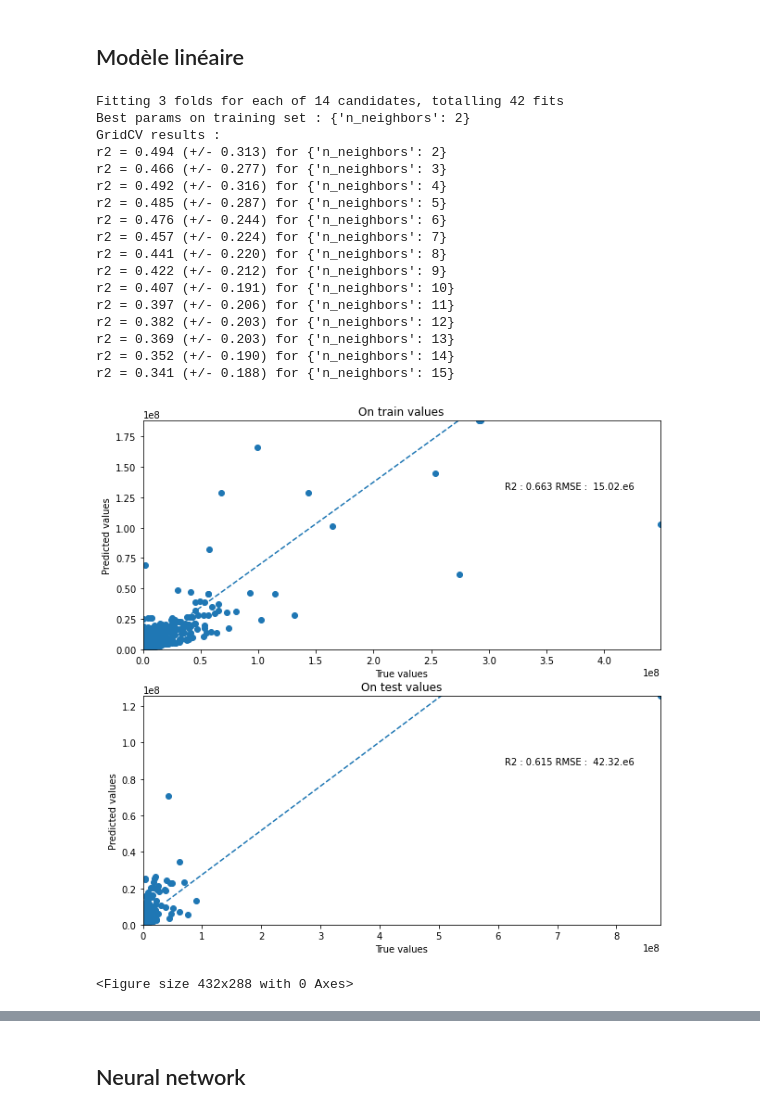
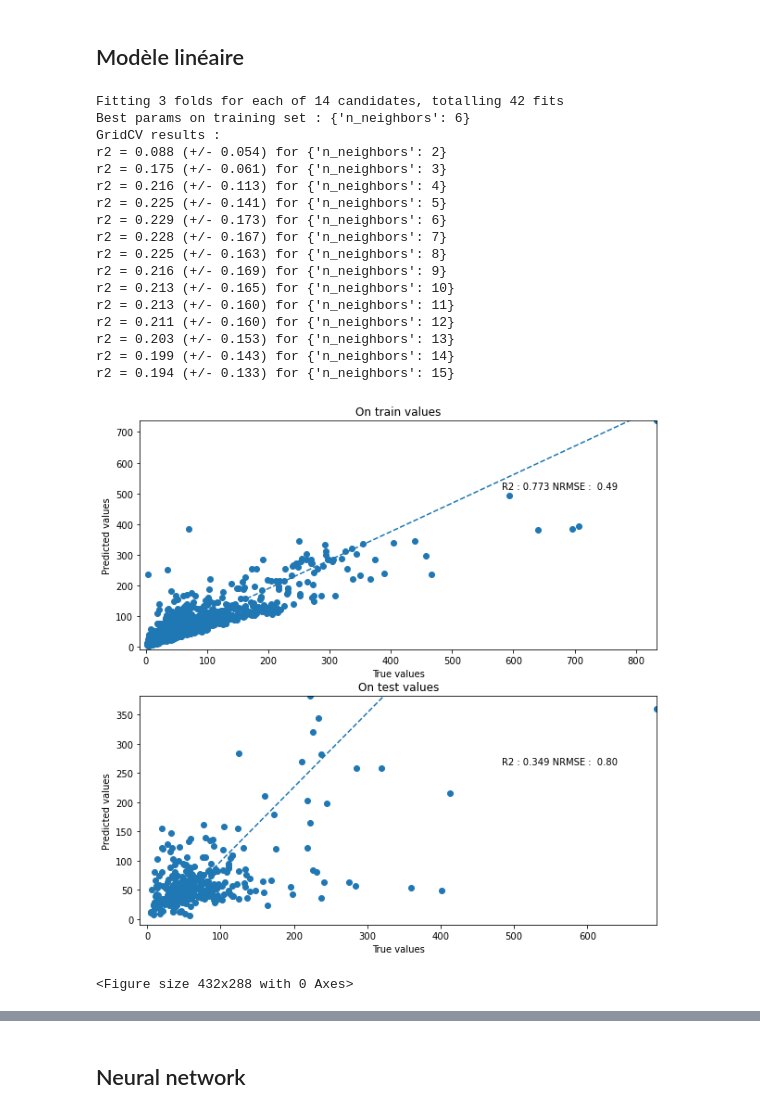
Before and after one commit to NicoJanko/Project_4_OPC, a Jupyter notebook: Projet_4_Energie.ipynb, the cells around one changed output, grey strips where cells are left out. Drawn from its saved outputs; the diff is of its cells as text; code cells hidden in the pictures.

Commit message:
Played with target for Energie. Non Conclusive

```diff
--- a/Projet_4_Energie.ipynb
+++ b/Projet_4_Energie.ipynb
@@ -12,9 +12,9 @@ from sklearn import metrics
 df = pd.read_csv('data_full.csv')
 # %%
 data_num = df
-target_tag = 'SiteEnergyUse(kBtu)'
+target_tag = 'SiteEUI(kBtu/sf)'
 target = data_num[target_tag]
-data_num = data_num.drop(labels = [target_tag, 'TotalGHGEmissions', 'ENERGYSTARScore'], axis = 1)
+data_num = data_num.drop(labels = [target_tag, 'TotalGHGEmissions', 'ENERGYSTARScore','SiteEnergyUse(kBtu)'], axis = 1)
 # %%
 data_num.info()
 # %% [output]
@@ -58,22 +58,22 @@ for mean, std, k in zip(reg.cv_results_['mean_test_score'],
     print('{} = {:.3f} (+/- {:.3f}) for {}'.format(score,mean,std*2,k))
 # %% [output]
 Fitting 3 folds for each of 14 candidates, totalling 42 fits
-Best params on training set : {'n_neighbors': 2}
+Best params on training set : {'n_neighbors': 6}
 GridCV results :
-r2 = 0.494 (+/- 0.313) for {'n_neighbors': 2}
-r2 = 0.466 (+/- 0.277) for {'n_neighbors': 3}
-r2 = 0.492 (+/- 0.316) for {'n_neighbors': 4}
-r2 = 0.485 (+/- 0.287) for {'n_neighbors': 5}
-r2 = 0.476 (+/- 0.244) for {'n_neighbors': 6}
-r2 = 0.457 (+/- 0.224) for {'n_neighbors': 7}
-r2 = 0.441 (+/- 0.220) for {'n_neighbors': 8}
-r2 = 0.422 (+/- 0.212) for {'n_neighbors': 9}
-r2 = 0.407 (+/- 0.191) for {'n_neighbors': 10}
-r2 = 0.397 (+/- 0.206) for {'n_neighbors': 11}
-r2 = 0.382 (+/- 0.203) for {'n_neighbors': 12}
-r2 = 0.369 (+/- 0.203) for {'n_neighbors': 13}
-r2 = 0.352 (+/- 0.190) for {'n_neighbors': 14}
-r2 = 0.341 (+/- 0.188) for {'n_neighbors': 15}
+r2 = 0.088 (+/- 0.054) for {'n_neighbors': 2}
+r2 = 0.175 (+/- 0.061) for {'n_neighbors': 3}
+r2 = 0.216 (+/- 0.113) for {'n_neighbors': 4}
+r2 = 0.225 (+/- 0.141) for {'n_neighbors': 5}
+r2 = 0.229 (+/- 0.173) for {'n_neighbors': 6}
+r2 = 0.228 (+/- 0.167) for {'n_neighbors': 7}
+r2 = 0.225 (+/- 0.163) for {'n_neighbors': 8}
+r2 = 0.216 (+/- 0.169) for {'n_neighbors': 9}
+r2 = 0.213 (+/- 0.165) for {'n_neighbors': 10}
+r2 = 0.213 (+/- 0.160) for {'n_neighbors': 11}
+r2 = 0.211 (+/- 0.160) for {'n_neighbors': 12}
+r2 = 0.203 (+/- 0.153) for {'n_neighbors': 13}
+r2 = 0.199 (+/- 0.143) for {'n_neighbors': 14}
+r2 = 0.194 (+/- 0.133) for {'n_neighbors': 15}
 # %%
 from sklearn import linear_model
 line_reg = linear_model.LinearRegression()
@@ -83,12 +83,12 @@ def true_pred_plot(y_train,pred_train, y_test, pred_test):
 
     line_reg_train = line_reg.fit(np.array(pred_train).reshape(-1,1),y_train)
     r2_train = line_reg_train.score(np.array(pred_train).reshape(-1,1),y_train)
-    rmse_train = np.sqrt(metrics.mean_squared_error(y_train, pred_train))
+    rmse_train = (np.sqrt(metrics.mean_squared_error(y_train, pred_train))/np.mean(ytrain))
     a = float(line_reg_train.coef_)
     b= line_reg_train.intercept_
     ax[0].scatter( y_train, pred_train)
     ax[0].plot([a*np.abs(b)+b, a*y_train.max()+b],[np.abs(b), ytrain.max()], linestyle = 'dashed')
-    ax[0].text(0.7,0.7,'R2 : {:.3f} RMSE : {: .2f}.e6'.format(r2_train,rmse_train/1000000), transform = ax[0].transAxes)
+    ax[0].text(0.7,0.7,'R2 : {:.3f} NRMSE : {: .2f}'.format(r2_train,rmse_train), transform = ax[0].transAxes)
     ax[0].set_xlabel('True values')
     ax[0].set_ylabel('Predicted values')
     ax[0].set_xlim(-10,y_train.max())
@@ -97,12 +97,12 @@ def true_pred_plot(y_train,pred_train, y_test, pred_test):
 
     line_reg_test  = line_reg.fit(np.array(pred_test).reshape(-1,1),y_test)
     r2_test =  line_reg_test.score(np.array(pred_test).reshape(-1,1),y_test)
-    rmse_test = np.sqrt(metrics.mean_squared_error(y_test, pred_test))
+    rmse_test = (np.sqrt(metrics.mean_squared_error(y_test, pred_test))/np.mean(ytest))
     a = float(line_reg_test.coef_)
     b=  line_reg_test.intercept_
     ax[1].scatter( y_test, pred_test)
     ax[1].plot([a*np.abs(b)+b, a*y_test.max()+b],[np.abs(b), y_test.max()], linestyle = 'dashed')
-    ax[1].text(0.7,0.7,'R2 : {:.3f} RMSE : {: .2f}.e6'.format(r2_test, rmse_test/1000000), transform = ax[1].transAxes)
+    ax[1].text(0.7,0.7,'R2 : {:.3f} NRMSE : {: .2f}'.format(r2_test, rmse_test), transform = ax[1].transAxes)
     ax[1].set_xlabel('True values')
     ax[1].set_ylabel('Predicted values')
     ax[1].set_xlim(-10,y_test.max())
@@ -112,11 +112,11 @@ def true_pred_plot(y_train,pred_train, y_test, pred_test):
     plt.show()
     plt.clf()
 # %%
-model = KNeighborsRegressor(n_neighbors=7).fit(xtrain, ytrain)
+model = KNeighborsRegressor(n_neighbors=2).fit(xtrain, ytrain)
 
 true_pred_plot(ytrain, model.predict(xtrain), ytest, model.predict(xtest))
 # %% [output]
-[figure, old version]
+[figure, new version]
 <Figure size 432x288 with 0 Axes>
 # %%
 line_reg_m = linear_model.LinearRegression()
```
Also changed, not shown: parts of 15 cells of this notebook, 3 other files.
